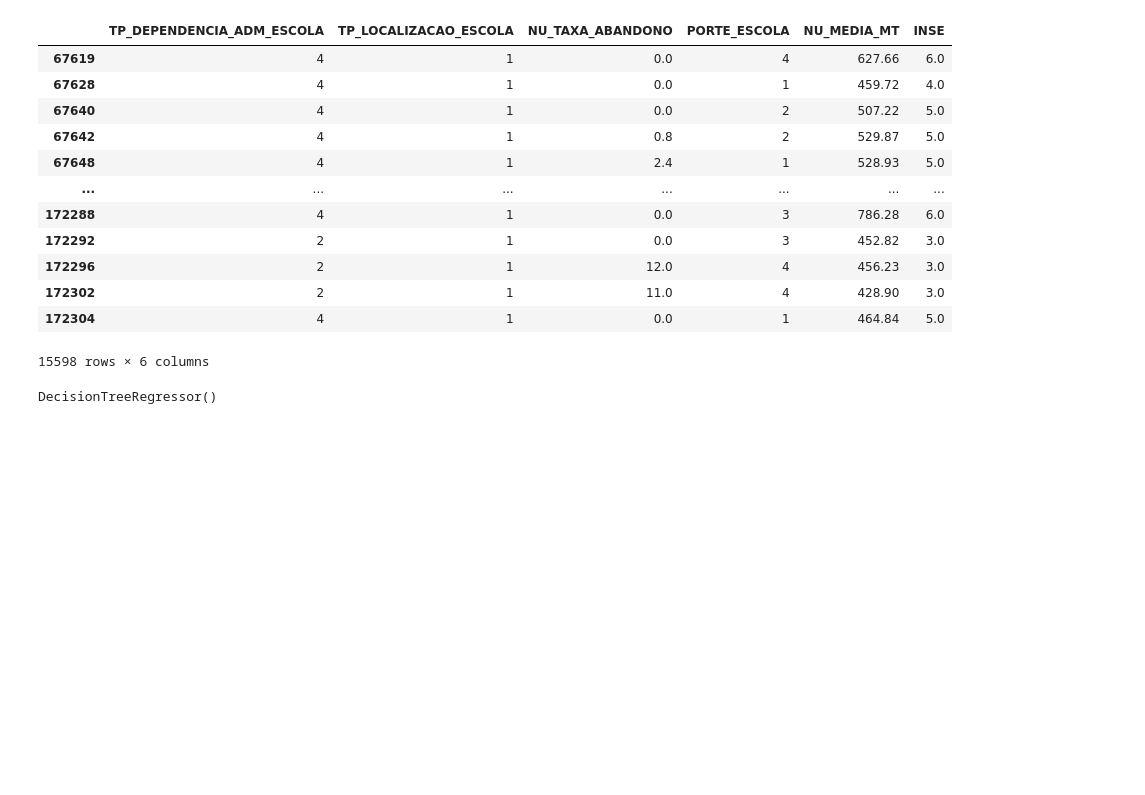
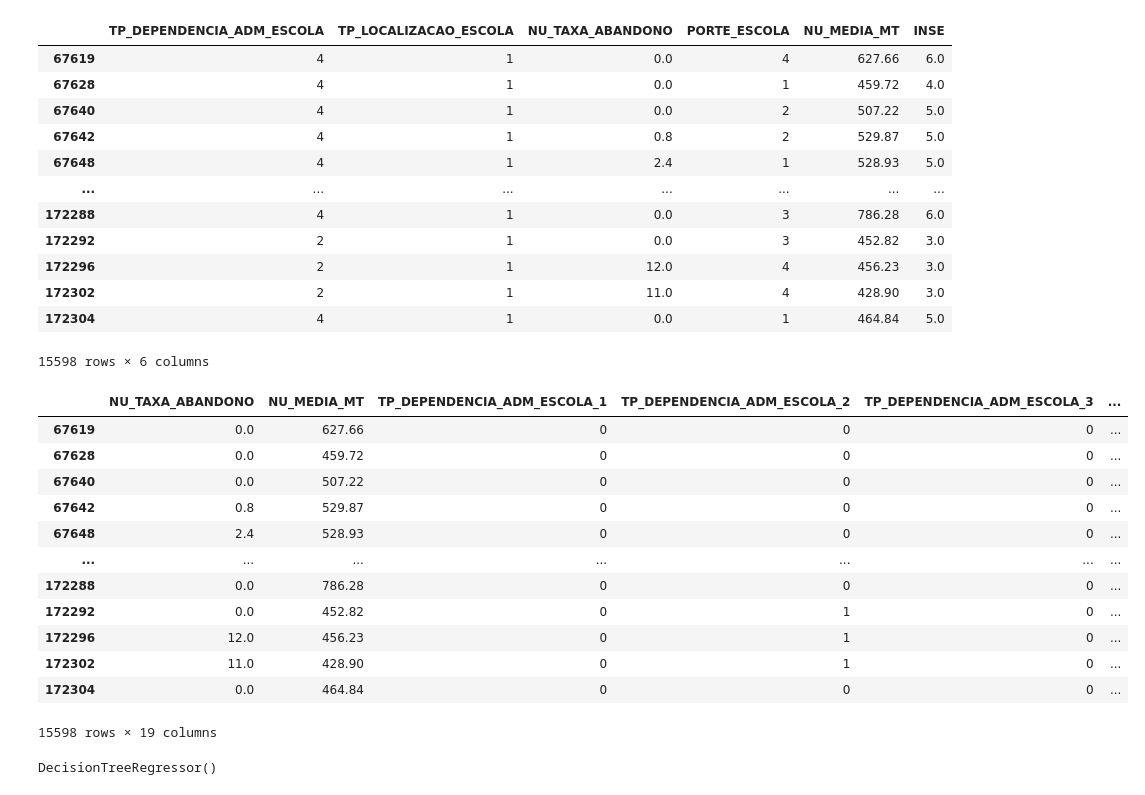
Before and after one commit to insper-classroom/23-1a-cd-p2-lucca_pedro_rafael, a Jupyter notebook: P2.ipynb, the cells around one changed output. Saved outputs shown, nothing was run; the diff lists cells and outputs as text; code cells hidden in the pictures; blank space fills up the shorter version.

```diff
--- a/P2.ipynb
+++ b/P2.ipynb
@@ -264,6 +264,24 @@ dados_manipulados
 | 172302 | 2 | 1 | 11.0 | 4 | 428.90 | 3.0 |
 | 172304 | 4 | 1 | 0.0 | 1 | 464.84 | 5.0 |
 15598 rows × 6 columns
+# %%
+dados_limpando = pd.get_dummies(dados_limpando, columns=["TP_DEPENDENCIA_ADM_ESCOLA", "TP_LOCALIZACAO_ESCOLA", "PORTE_ESCOLA", "INSE"])
+# %%
+dados_limpando
+# %% [output]
+|  | NU_TAXA_ABANDONO | NU_MEDIA_MT | TP_DEPENDENCIA_ADM_ESCOLA_1 | TP_DEPENDENCIA_ADM_ESCOLA_2 | TP_DEPENDENCIA_ADM_ESCOLA_3 | ... |
+| 67619 | 0.0 | 627.66 | 0 | 0 | 0 | ... |
+| 67628 | 0.0 | 459.72 | 0 | 0 | 0 | ... |
+| 67640 | 0.0 | 507.22 | 0 | 0 | 0 | ... |
+| 67642 | 0.8 | 529.87 | 0 | 0 | 0 | ... |
+| 67648 | 2.4 | 528.93 | 0 | 0 | 0 | ... |
+| ... | ... | ... | ... | ... | ... | ... |
+| 172288 | 0.0 | 786.28 | 0 | 0 | 0 | ... |
+| 172292 | 0.0 | 452.82 | 0 | 1 | 0 | ... |
+| 172296 | 12.0 | 456.23 | 0 | 1 | 0 | ... |
+| 172302 | 11.0 | 428.90 | 0 | 1 | 0 | ... |
+| 172304 | 0.0 | 464.84 | 0 | 0 | 0 | ... |
+15598 rows × 19 columns
 # %%
 import pandas as pd
 from sklearn.model_selection import train_test_split
```
Also changed, not shown: parts of 2 cells of this notebook.
